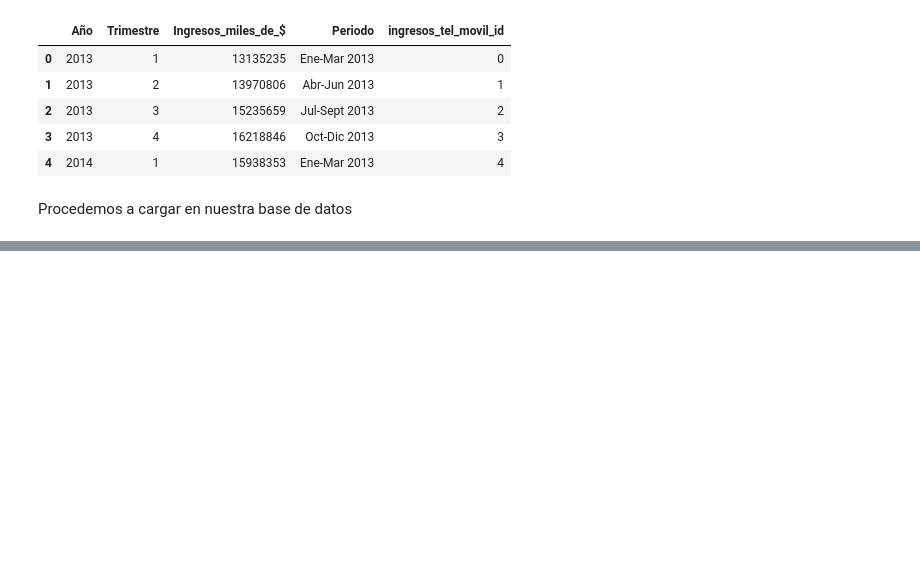
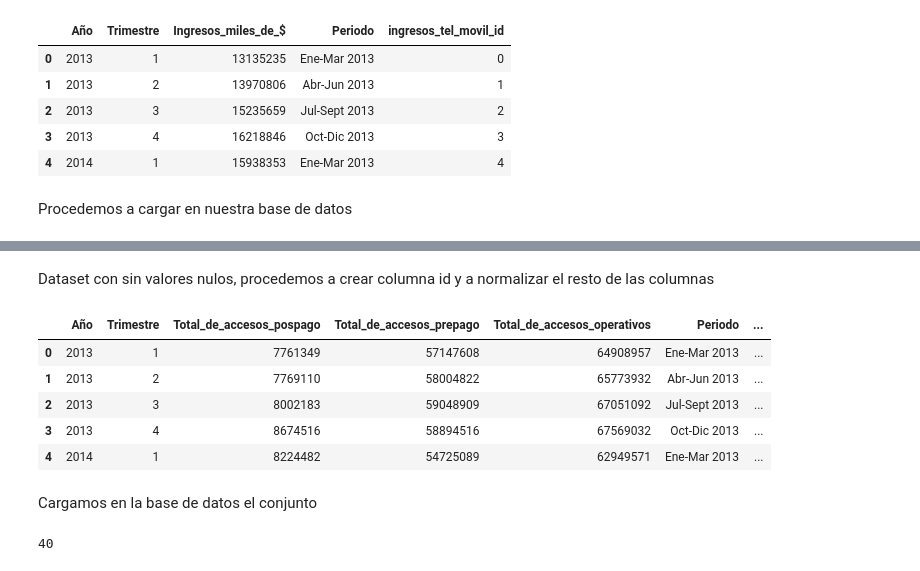
Before and after one commit to freddyv1828/Telecomunicaciones, a Jupyter notebook: Notebooks/Etl_tel_movil.ipynb, the cells around one changed output, grey strips where cells are left out. Drawn from its saved outputs; the diff is of its cells as text; code cells hidden in the pictures; blank space fills up the shorter version.

```diff
--- a/Notebooks/Etl_tel_movil.ipynb
+++ b/Notebooks/Etl_tel_movil.ipynb
@@ -61,0 +151,23 @@ df_ingresos_tl_movil.to_sql("ingreso_telefonia_movil", con=conexion_bd.engine, i
+# %% [markdown]
+Dataset con sin valores nulos, procedemos a crear columna id y a normalizar el resto de las columnas
+# %%
+df_total_acceso_tel_movil["total_acceso_tel_movil_id"] = df_total_acceso_tel_movil.index
+# %%
+# Eliminamos los espacios en los encabezados de las columnas del dataset
+df_total_acceso_tel_movil.columns = df_total_acceso_tel_movil.columns.str.replace(" ", "_")
+# %%
+# Visualizamos
+df_total_acceso_tel_movil.head()
+# %% [output]
+|  | Año | Trimestre | Total_de_accesos_pospago | Total_de_accesos_prepago | Total_de_accesos_operativos | Periodo | ... |
+| 0 | 2013 | 1 | 7761349 | 57147608 | 64908957 | Ene-Mar 2013 | ... |
+| 1 | 2013 | 2 | 7769110 | 58004822 | 65773932 | Abr-Jun 2013 | ... |
+| 2 | 2013 | 3 | 8002183 | 59048909 | 67051092 | Jul-Sept 2013 | ... |
+| 3 | 2013 | 4 | 8674516 | 58894516 | 67569032 | Oct-Dic 2013 | ... |
+| 4 | 2014 | 1 | 8224482 | 54725089 | 62949571 | Ene-Mar 2013 | ... |
+# %% [markdown]
+Cargamos en la base de datos el conjunto
+# %%
+df_total_acceso_tel_movil.to_sql("total_acceso_telefonia_movil", con=conexion_bd.engine, index= False, if_exists="append")
+# %% [output]
+40
```
Also changed, not shown: parts of 14 cells of this notebook, 10 other files.
